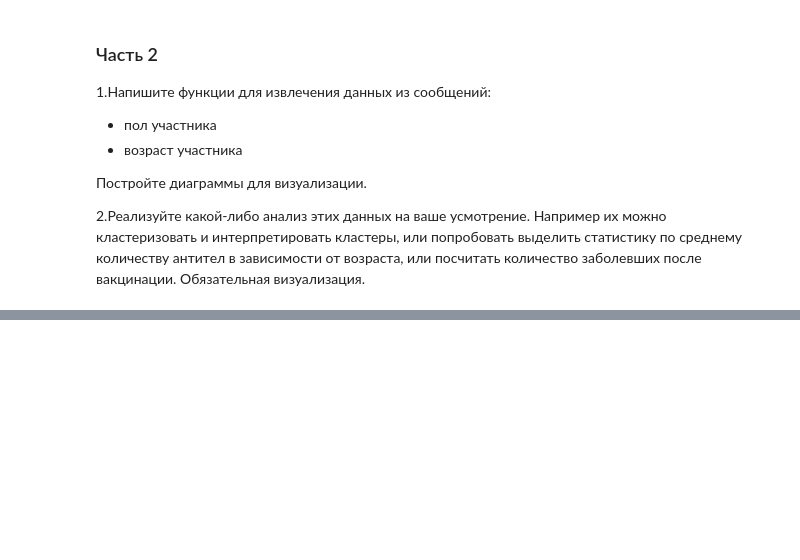
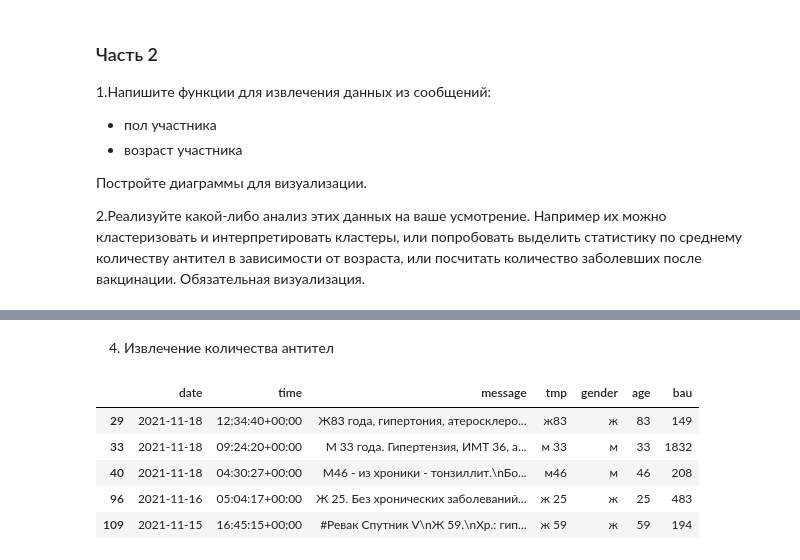
Before and after one commit to bogdanspbm/doc_classificator_homework, a Jupyter notebook: Task5/Task_5.ipynb, the cells around one changed output, grey strips where cells are left out. Saved outputs shown, nothing was run; the diff lists cells and outputs as text; code cells hidden in the pictures; blank space fills up the shorter version.

```diff
--- a/Task5/Task_5.ipynb
+++ b/Task5/Task_5.ipynb
@@ -12,0 +57,21 @@
+# %% [markdown]
+4. Извлечение количества антител
+# %%
+data = data[data['message'].str.contains('bau|BAU|Bau')]
+data['bau'] = data['message'].str.extract('(...[0123456789.,][0123456789][0123456789].bau)', flags=re.IGNORECASE,
+                                          expand=False).str.lower()
+data['bau'] = data['bau'].str.replace(' bau', '')
+data['bau'] = data['bau'].str.replace(',', '.')
+data['bau'] = data['bau'].str.replace('.[0123456789][.]', '')
+data['bau'] = data['bau'].str.replace('(\D)', '')
+data = data[data['bau'].str.len() < 5]
+data['bau'] = pd.to_numeric(data['bau'], errors='ignore')
+data = data.dropna()
+data.head()
+# %% [output]
+|  | date | time | message | tmp | gender | age | bau |
+| 29 | 2021-11-18 | 12:34:40+00:00 | Ж83 года, гипертония, атеросклеро... | ж83 | ж | 83 | 149 |
+| 33 | 2021-11-18 | 09:24:20+00:00 | М 33 года. Гипертензия, ИМТ 36, а... | м 33 | м | 33 | 1832 |
+| 40 | 2021-11-18 | 04:30:27+00:00 | М46 - из хроники - тонзиллит.\nБо... | м46 | м | 46 | 208 |
+| 96 | 2021-11-16 | 05:04:17+00:00 | Ж 25. Без хронических заболеваний... | ж 25 | ж | 25 | 483 |
+| 109 | 2021-11-15 | 16:45:15+00:00 | #Ревак Спутник V\nЖ 59.\nХр.: гип... | ж 59 | ж | 59 | 194 |
```
Also changed, not shown: parts of 8 cells of this notebook, 1 other file.
